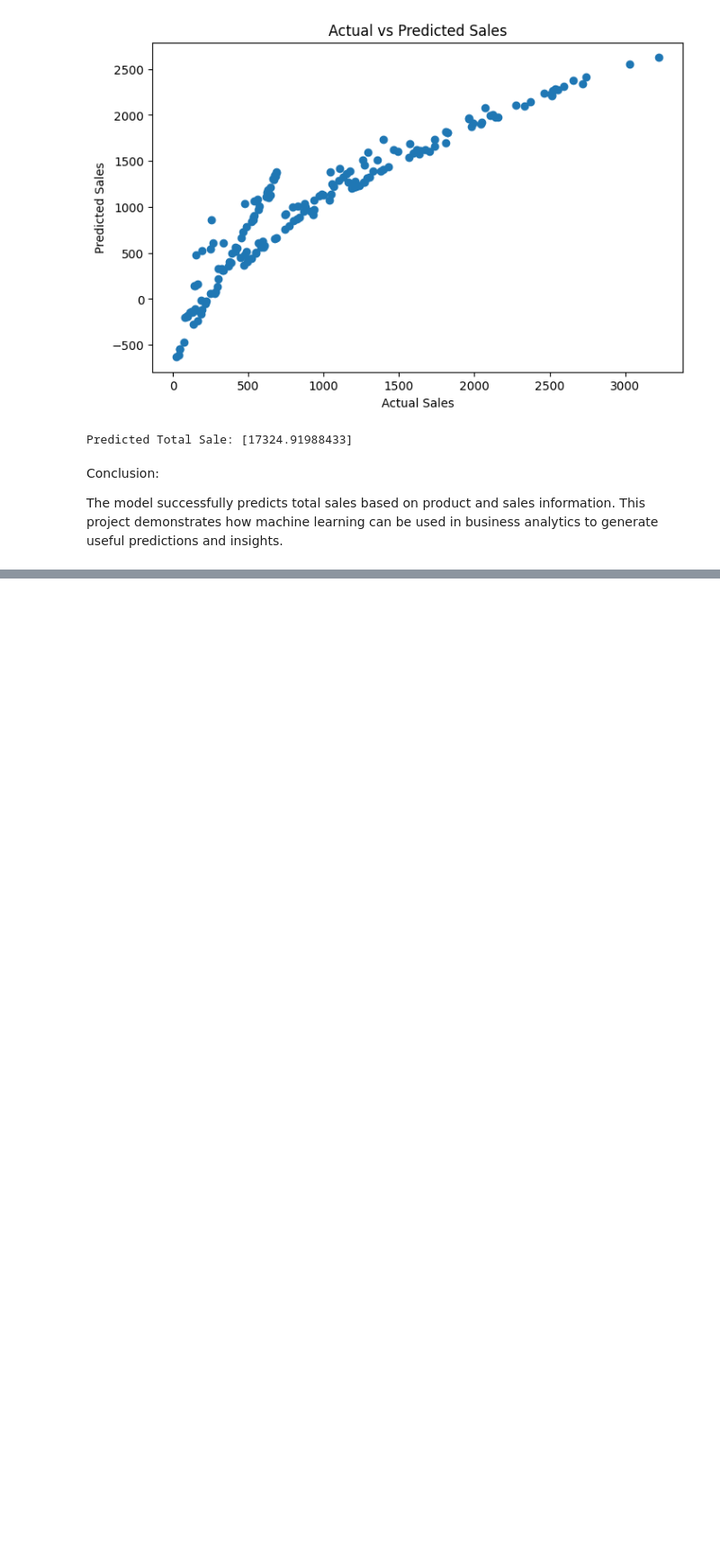
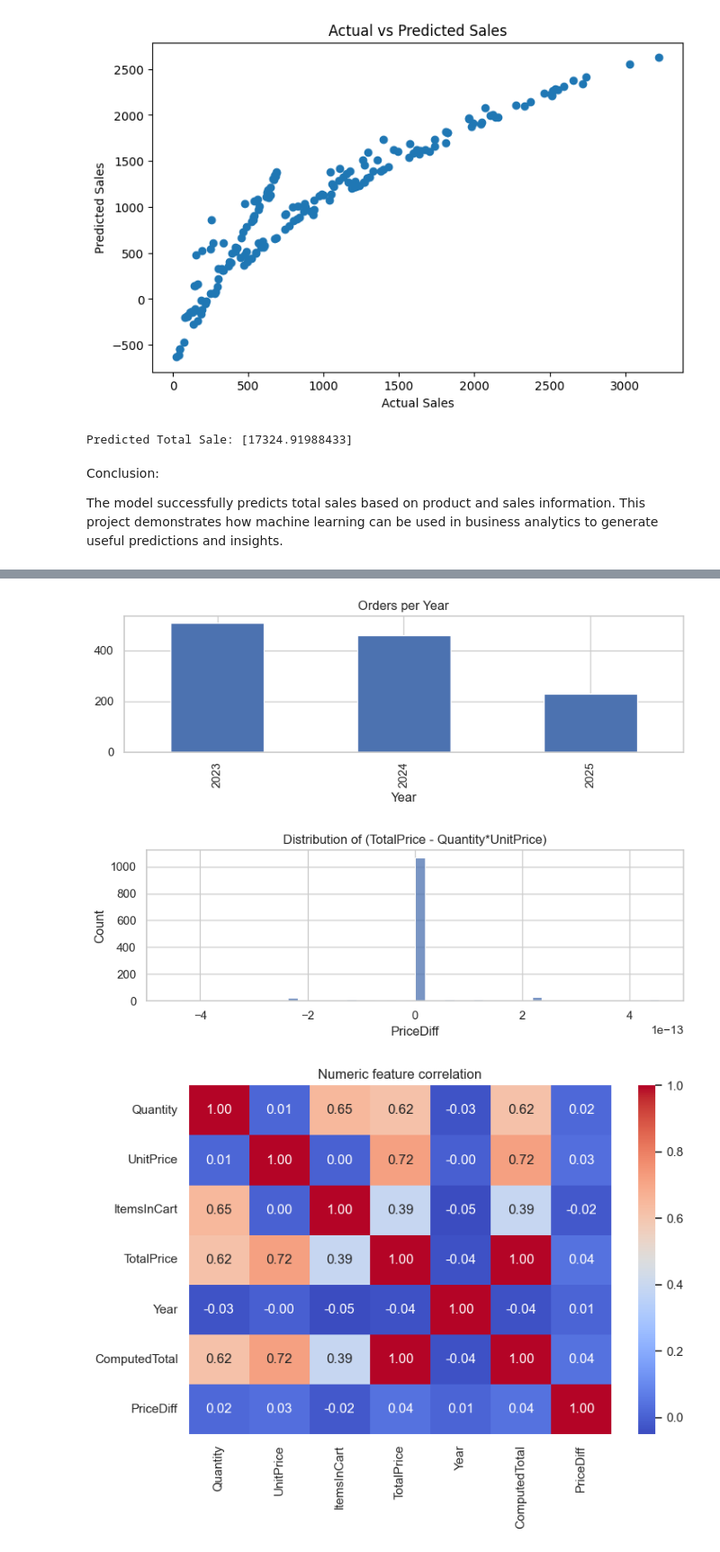
Before and after one commit to NA74H/Internship-Data-Science-, a Jupyter notebook: Untitled-1.ipynb, the cells around one changed output, grey strips where cells are left out. Shown at 90% size. Saved outputs shown, nothing was run; the diff lists cells and outputs as text; code cells hidden in the pictures; blank space fills up the shorter version.

```diff
--- a/Untitled-1.ipynb
+++ b/Untitled-1.ipynb
@@ -490,3 +791,9 @@ Predicted Total Sale: [17324.91988433]
 Conclusion:
 
 The model successfully predicts total sales based on product and sales information. This project demonstrates how machine learning can be used in business analytics to generate useful predictions and insights.
+# %%
+# Load and inspect dataset
+
+df = pd.read_csv(CSV_PATH, parse_dates=["Date"])
+print(df.shape)
+df.head()
@@ -492,0 +831,49 @@ The model successfully predicts total sales based on product and sales informati
+# %%
+# EDA plots: orders per year, price diff, correlation, top products
+
+# Date features
+if 'Date' in df.columns:
+    df['Date'] = pd.to_datetime(df['Date'], errors='coerce')
+    df['Year'] = df['Date'].dt.year
+    orders_per_year = df.groupby('Year').size()
+    plt.figure(figsize=(8,3))
+    orders_per_year.plot(kind='bar')
+    plt.title('Orders per Year')
+    plt.tight_layout()
+    plt.savefig(os.path.join(EDADIR,'orders_per_year.png'))
+    plt.show()
+
+# Price difference
+if all(c in df.columns for c in ['Quantity','UnitPrice','TotalPrice']):
+    df['ComputedTotal'] = df['Quantity'] * df['UnitPrice']
+    df['PriceDiff'] = df['TotalPrice'] - df['ComputedTotal']
+    plt.figure(figsize=(8,3))
+    sns.histplot(df['PriceDiff'].dropna(), bins=50)
+    plt.title('Distribution of (TotalPrice - Quantity*UnitPrice)')
+    plt.tight_layout()
+    plt.savefig(os.path.join(EDADIR,'price_diff_hist.png'))
+    plt.show()
+
+# Correlation heatmap
+numeric = df.select_dtypes(include=[np.number])
+if not numeric.empty:
+    plt.figure(figsize=(8,6))
+    sns.heatmap(numeric.corr(), annot=True, fmt='.2f', cmap='coolwarm')
+    plt.title('Numeric feature correlation')
+    plt.tight_layout()
+    plt.savefig(os.path.join(EDADIR,'correlation_heatmap.png'))
+    plt.show()
+
+# Top products
+if 'Product' in df.columns:
+    top_products = df['Product'].value_counts().head(10)
+    plt.figure(figsize=(6,4))
+    sns.barplot(x=top_products.values, y=top_products.index)
+    plt.title('Top Products by Order Count')
+    plt.tight_layout()
+    plt.savefig(os.path.join(EDADIR,'top_products.png'))
+    plt.show()
+# %% [output]
+[figure, added]
+[figure, added]
+[figure, added]
```
Also changed, not shown: parts of 7 cells of this notebook.
